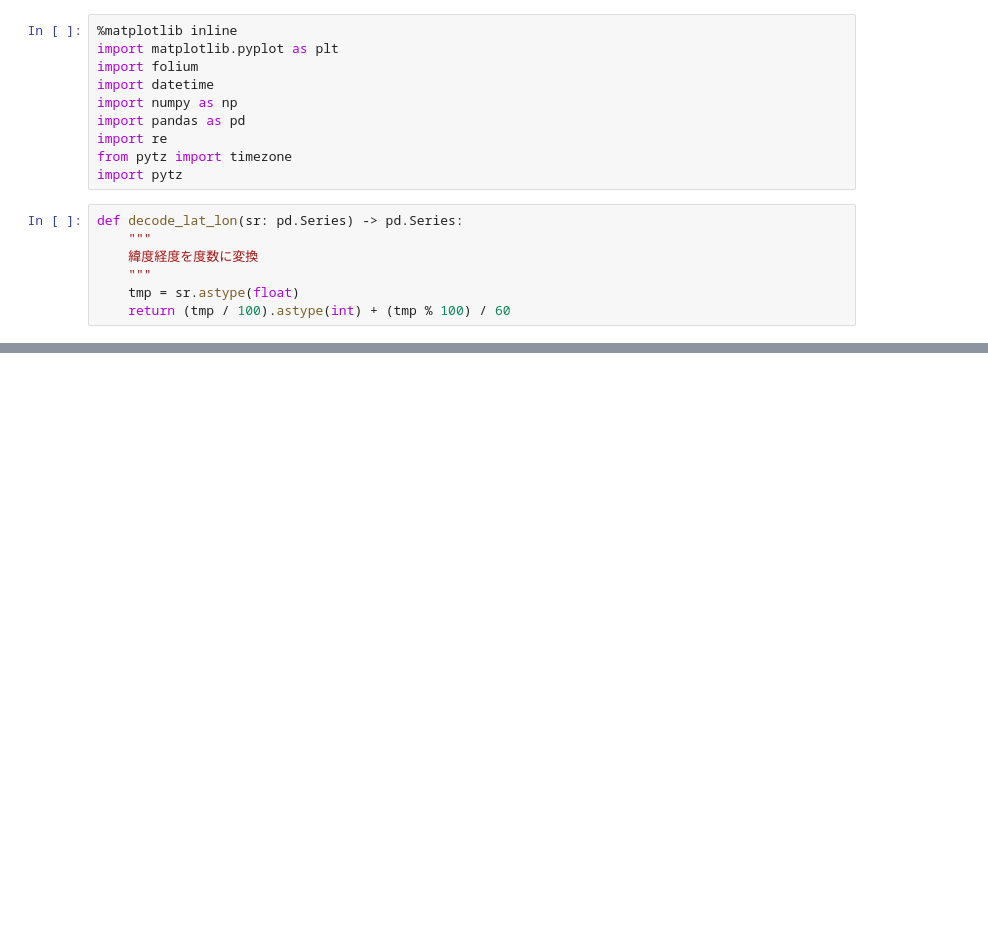
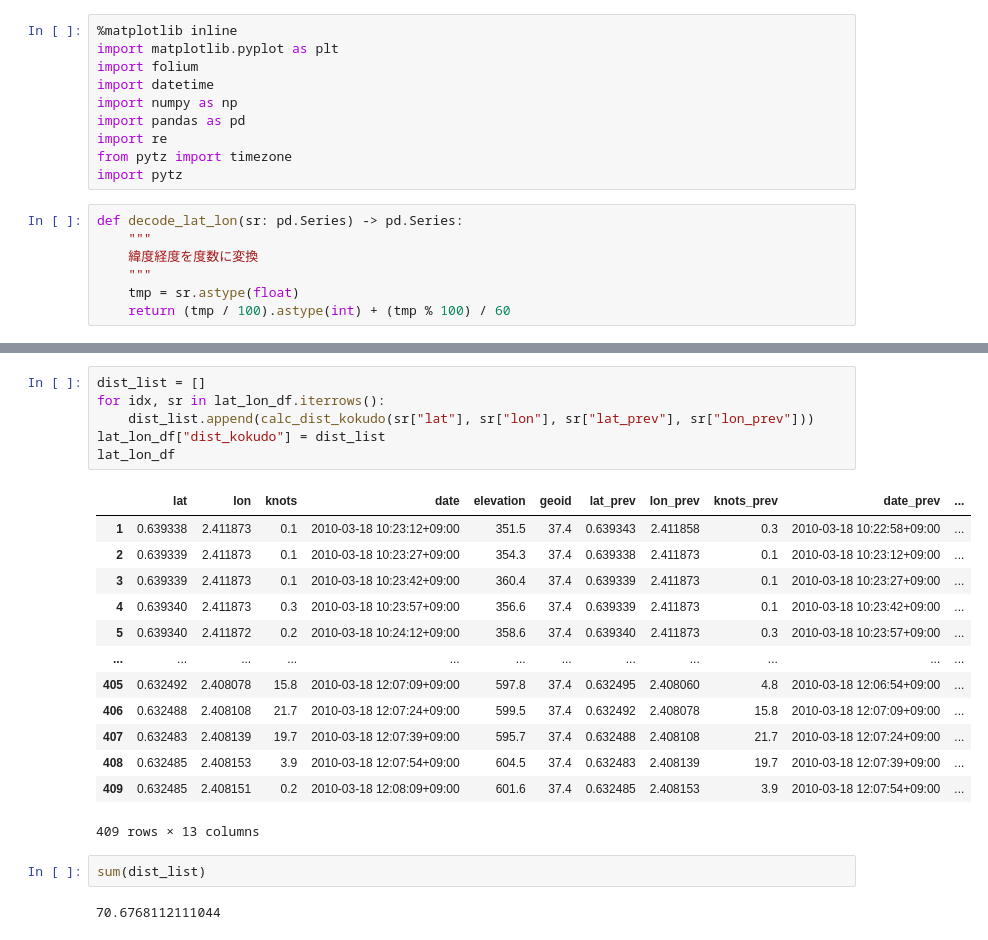
Before and after one commit to asano-lab/oasobi, a Jupyter notebook: kadai10/test.ipynb, the cells around one changed output, grey strips where cells are left out. Saved outputs shown, nothing was run; the diff lists cells and outputs as text; blank space fills up the shorter version.

```diff
--- a/kadai10/test.ipynb
+++ b/kadai10/test.ipynb
@@ -130,0 +219,24 @@ calc_dist_kokudo(lat_lon_df["lat"][1], lat_lon_df["lon"][1], lat_lon_df["lat_pre
+# %%
+dist_list = []
+for idx, sr in lat_lon_df.iterrows():
+    dist_list.append(calc_dist_kokudo(sr["lat"], sr["lon"], sr["lat_prev"], sr["lon_prev"]))
+lat_lon_df["dist_kokudo"] = dist_list
+lat_lon_df
+# %% [output]
+|  | lat | lon | knots | date | elevation | geoid | lat_prev | lon_prev | knots_prev | date_prev | ... |
+| 1 | 0.639338 | 2.411873 | 0.1 | 2010-03-18 10:23:12+09:00 | 351.5 | 37.4 | 0.639343 | 2.411858 | 0.3 | 2010-03-18 10:22:58+09:00 | ... |
+| 2 | 0.639339 | 2.411873 | 0.1 | 2010-03-18 10:23:27+09:00 | 354.3 | 37.4 | 0.639338 | 2.411873 | 0.1 | 2010-03-18 10:23:12+09:00 | ... |
+| 3 | 0.639339 | 2.411873 | 0.1 | 2010-03-18 10:23:42+09:00 | 360.4 | 37.4 | 0.639339 | 2.411873 | 0.1 | 2010-03-18 10:23:27+09:00 | ... |
+| 4 | 0.639340 | 2.411873 | 0.3 | 2010-03-18 10:23:57+09:00 | 356.6 | 37.4 | 0.639339 | 2.411873 | 0.1 | 2010-03-18 10:23:42+09:00 | ... |
+| 5 | 0.639340 | 2.411872 | 0.2 | 2010-03-18 10:24:12+09:00 | 358.6 | 37.4 | 0.639340 | 2.411873 | 0.3 | 2010-03-18 10:23:57+09:00 | ... |
+| ... | ... | ... | ... | ... | ... | ... | ... | ... | ... | ... | ... |
+| 405 | 0.632492 | 2.408078 | 15.8 | 2010-03-18 12:07:09+09:00 | 597.8 | 37.4 | 0.632495 | 2.408060 | 4.8 | 2010-03-18 12:06:54+09:00 | ... |
+| 406 | 0.632488 | 2.408108 | 21.7 | 2010-03-18 12:07:24+09:00 | 599.5 | 37.4 | 0.632492 | 2.408078 | 15.8 | 2010-03-18 12:07:09+09:00 | ... |
+| 407 | 0.632483 | 2.408139 | 19.7 | 2010-03-18 12:07:39+09:00 | 595.7 | 37.4 | 0.632488 | 2.408108 | 21.7 | 2010-03-18 12:07:24+09:00 | ... |
+| 408 | 0.632485 | 2.408153 | 3.9 | 2010-03-18 12:07:54+09:00 | 604.5 | 37.4 | 0.632483 | 2.408139 | 19.7 | 2010-03-18 12:07:39+09:00 | ... |
+| 409 | 0.632485 | 2.408151 | 0.2 | 2010-03-18 12:08:09+09:00 | 601.6 | 37.4 | 0.632485 | 2.408153 | 3.9 | 2010-03-18 12:07:54+09:00 | ... |
+409 rows × 13 columns
+# %%
+sum(dist_list)
+# %% [output]
+70.6768112111044
```
Also changed, not shown: parts of 8 cells of this notebook, 1 other file.
